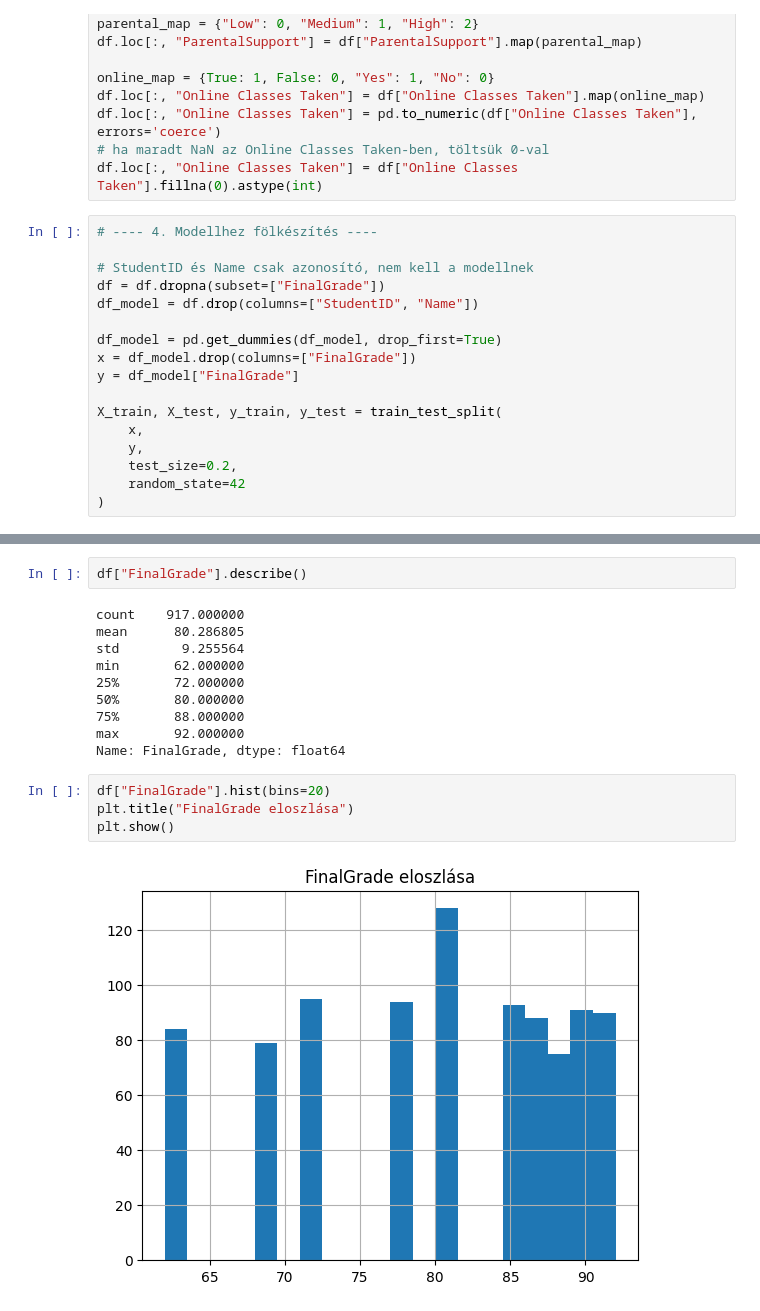
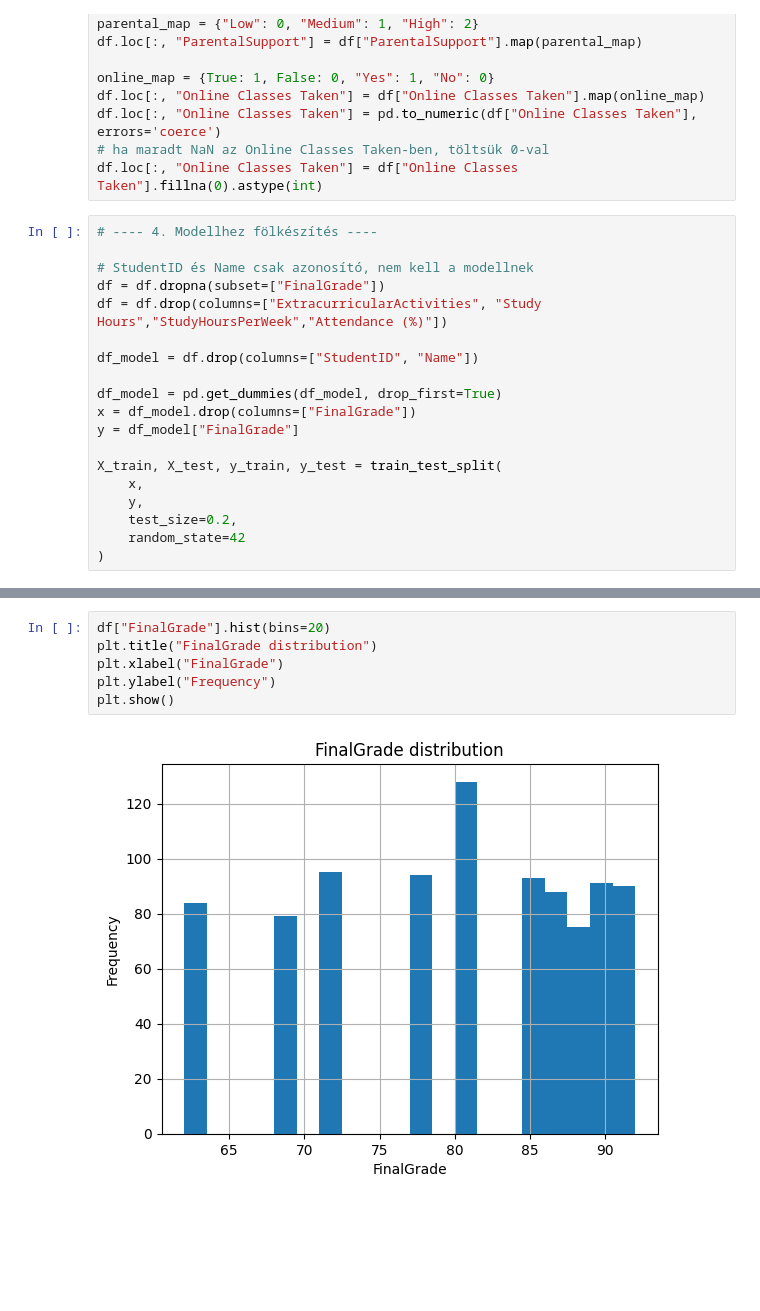
Before and after one commit to berekmeri/SPO8B4-kutmod, a Jupyter notebook: Sajat_kutatas/student_performance.ipynb, the cells around one changed output, grey strips where cells are left out. Saved outputs shown, nothing was run; the diff lists cells and outputs as text; blank space fills up the shorter version.

```diff
--- a/Sajat_kutatas/student_performance.ipynb
+++ b/Sajat_kutatas/student_performance.ipynb
@@ -57,6 +61,8 @@ df.loc[:, "Online Classes Taken"] = df["Online Classes Taken"].fillna(0).astype(
 
 # StudentID és Name csak azonosító, nem kell a modellnek
 df = df.dropna(subset=["FinalGrade"])
+df = df.drop(columns=["ExtracurricularActivities", "Study Hours","StudyHoursPerWeek","Attendance (%)"])
+
 df_model = df.drop(columns=["StudentID", "Name"])
 
 df_model = pd.get_dummies(df_model, drop_first=True)
@@ -150,18 +158,8 @@ Name: FinalGrade, dtype: float64
-# %%
-df["FinalGrade"].describe()
-# %% [output]
-count    917.000000
-mean      80.286805
-std        9.255564
-min       62.000000
-25%       72.000000
-50%       80.000000
-75%       88.000000
-max       92.000000
-Name: FinalGrade, dtype: float64
 # %%
 df["FinalGrade"].hist(bins=20)
-plt.title("FinalGrade eloszlása")
+plt.title("FinalGrade distribution")
+plt.xlabel("FinalGrade")
+plt.ylabel("Frequency")
 plt.show()
 # %% [output]
-[figure, old version]
+[figure, new version]
```
Also changed, not shown: parts of 9 cells of this notebook, 8 other files.
